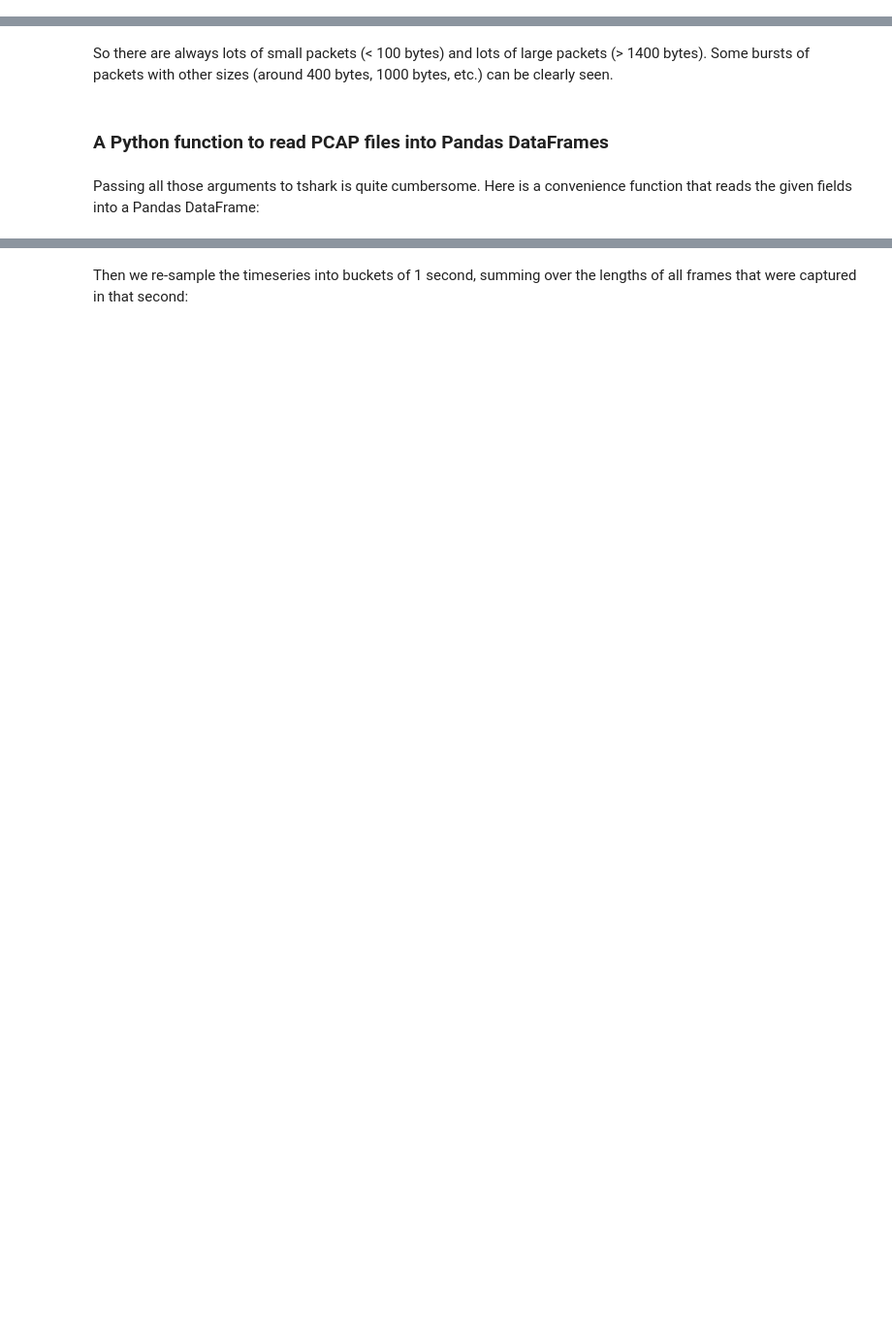
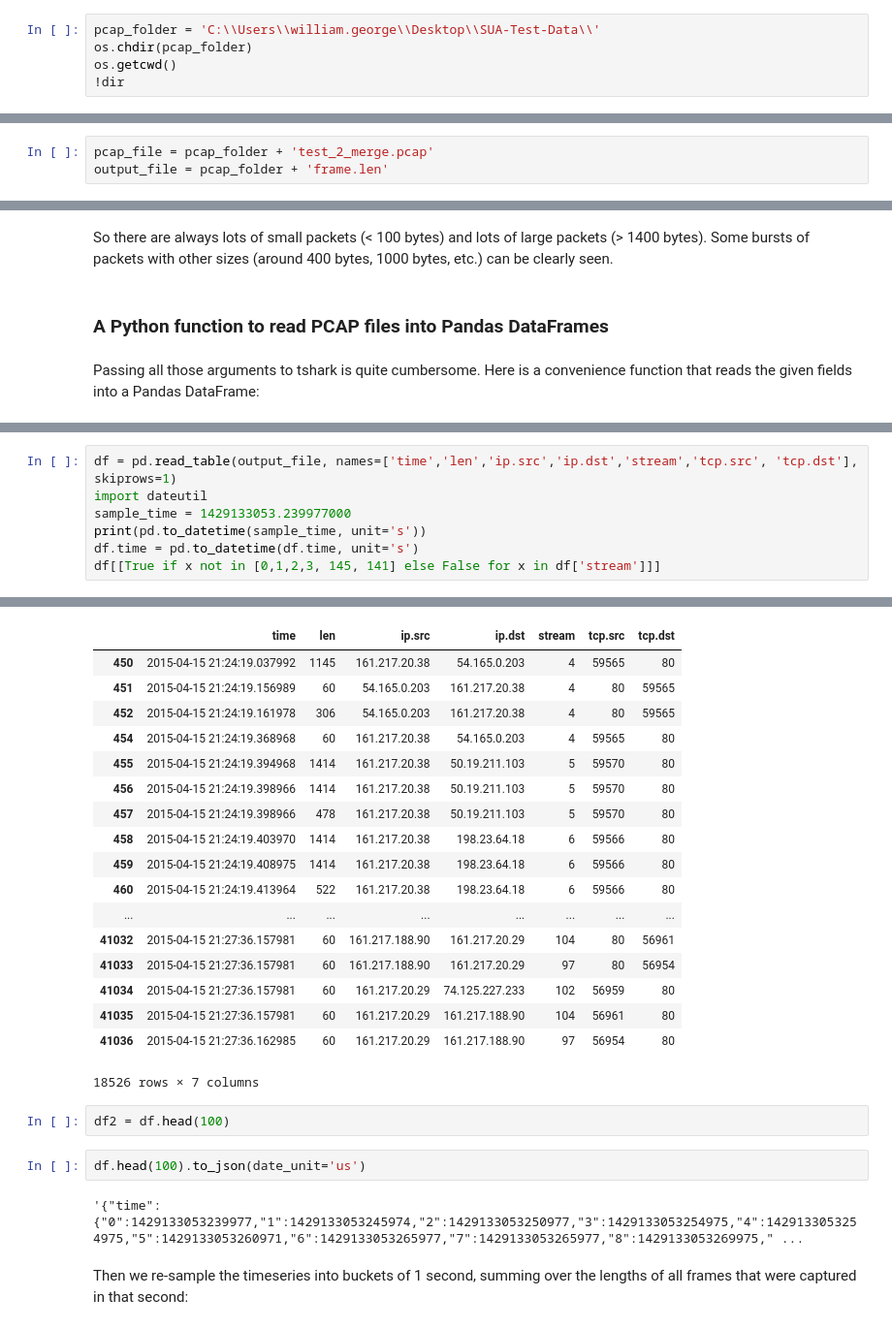
Before and after one commit to wrgeorge1983/pcap-plotting, a Jupyter notebook: pcap.ipynb, the cells around one changed output, grey strips where cells are left out. Shown at 97% size. Saved outputs shown, nothing was run; the diff lists cells and outputs as text; blank space fills up the shorter version.

```diff
--- a/pcap.ipynb
+++ b/pcap.ipynb
@@ -96,0 +25,5 @@ For now, I just select the frame number and the frame length and redirect the ou
+# %%
+pcap_folder = 'C:\\Users\\william.george\\Desktop\\SUA-Test-Data\\'
+os.chdir(pcap_folder)
+os.getcwd()
+!dir
@@ -97 +48,4 @@ For now, I just select the frame number and the frame length and redirect the ou
+# %%
+pcap_file = pcap_folder + 'test_2_merge.pcap'
+output_file = pcap_folder + 'frame.len'
 # %%
@@ -275,0 +160,8 @@ filterspec:-2 -R "eth"
+# %%
+df = pd.read_table(output_file, names=['time','len','ip.src','ip.dst','stream','tcp.src', 'tcp.dst'], skiprows=1)
+import dateutil
+sample_time = 1429133053.239977000
+print(pd.to_datetime(sample_time, unit='s'))
+df.time = pd.to_datetime(df.time, unit='s')
+df[[True if x not in [0,1,2,3, 145, 141] else False for x in df['stream']]]
+# %% [output]
@@ -276,2 +169,26 @@ filterspec:-2 -R "eth"
+|  | time | len | ip.src | ip.dst | stream | tcp.src | tcp.dst |
+| 450 | 2015-04-15 21:24:19.037992 | 1145 | 161.217.20.38 | 54.165.0.203 | 4 | 59565 | 80 |
+| 451 | 2015-04-15 21:24:19.156989 | 60 | 54.165.0.203 | 161.217.20.38 | 4 | 80 | 59565 |
+| 452 | 2015-04-15 21:24:19.161978 | 306 | 54.165.0.203 | 161.217.20.38 | 4 | 80 | 59565 |
+| 454 | 2015-04-15 21:24:19.368968 | 60 | 161.217.20.38 | 54.165.0.203 | 4 | 59565 | 80 |
+| 455 | 2015-04-15 21:24:19.394968 | 1414 | 161.217.20.38 | 50.19.211.103 | 5 | 59570 | 80 |
+| 456 | 2015-04-15 21:24:19.398966 | 1414 | 161.217.20.38 | 50.19.211.103 | 5 | 59570 | 80 |
+| 457 | 2015-04-15 21:24:19.398966 | 478 | 161.217.20.38 | 50.19.211.103 | 5 | 59570 | 80 |
+| 458 | 2015-04-15 21:24:19.403970 | 1414 | 161.217.20.38 | 198.23.64.18 | 6 | 59566 | 80 |
+| 459 | 2015-04-15 21:24:19.408975 | 1414 | 161.217.20.38 | 198.23.64.18 | 6 | 59566 | 80 |
+| 460 | 2015-04-15 21:24:19.413964 | 522 | 161.217.20.38 | 198.23.64.18 | 6 | 59566 | 80 |
+| ... | ... | ... | ... | ... | ... | ... | ... |
+| 41032 | 2015-04-15 21:27:36.157981 | 60 | 161.217.188.90 | 161.217.20.29 | 104 | 80 | 56961 |
+| 41033 | 2015-04-15 21:27:36.157981 | 60 | 161.217.188.90 | 161.217.20.29 | 97 | 80 | 56954 |
+| 41034 | 2015-04-15 21:27:36.157981 | 60 | 161.217.20.29 | 74.125.227.233 | 102 | 56959 | 80 |
+| 41035 | 2015-04-15 21:27:36.157981 | 60 | 161.217.20.29 | 161.217.188.90 | 104 | 56961 | 80 |
+| 41036 | 2015-04-15 21:27:36.162985 | 60 | 161.217.20.29 | 161.217.188.90 | 97 | 56954 | 80 |
+18526 rows × 7 columns
+# %%
+df2 = df.head(100)
+# %%
+df.head(100).to_json(date_unit='us')
+# %% [output]
+'{"time":{"0":1429133053239977,"1":1429133053245974,"2":1429133053250977,"3":1429133053254975,"4":1429133053254975,"5":1429133053260971,"6":1429133053265977,"7":1429133053265977,"8":1429133053269975," ...
 # %% [markdown]
 Then we re-sample the timeseries into buckets of 1 second, summing over the lengths of all frames that were captured in that second:
```
Also changed, not shown: parts of 89 cells of this notebook.
